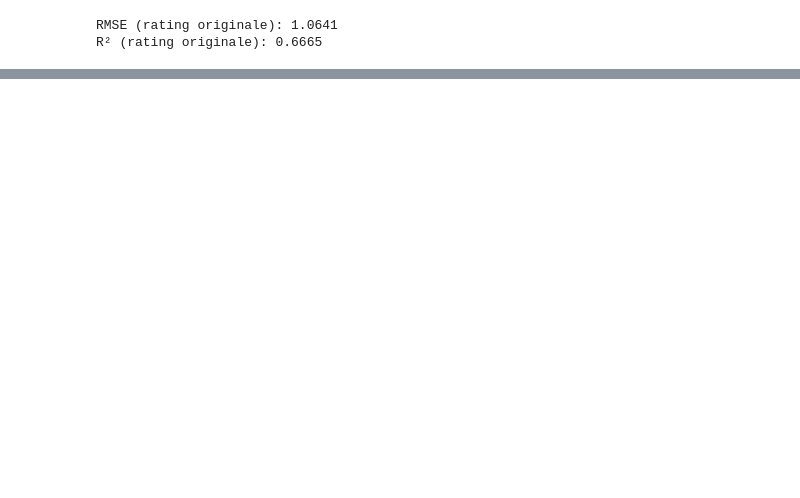
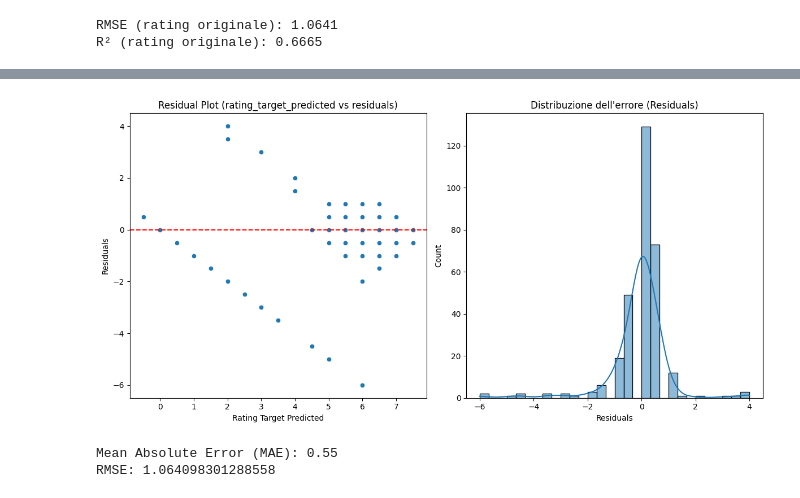
Before and after one commit to FrankMaverick/fantacalcio-rating-optimizer, a Jupyter notebook: 04_solution.ipynb, the cells around one changed output, grey strips where cells are left out. Drawn from its saved outputs; the diff is of its cells as text; code cells hidden in the pictures; blank space fills up the shorter version.

```diff
--- a/04_solution.ipynb
+++ b/04_solution.ipynb
@@ -318,0 +423,38 @@ X_test_filtered.to_csv('./out/rating_predictions.csv', index=False)
+# %%
+# 1. Residual Plot (Grafico dei residui)
+plt.figure(figsize=(12, 6))
+
+# Calcolare i residui (errore)
+df['residuals'] = df['rating_target'] - df['rating_target_predicted']
+
+# Residual plot: rating_target vs residui
+plt.subplot(1, 2, 1)
+sns.scatterplot(x=df['rating_target_predicted'], y=df['residuals'])
+plt.axhline(0, color='red', linestyle='--')
+plt.title('Residual Plot (rating_target_predicted vs residuals)')
+plt.xlabel('Rating Target Predicted')
+plt.ylabel('Residuals')
+
+# 2. Distribuzione dell'errore
+plt.subplot(1, 2, 2)
+sns.histplot(df['residuals'], kde=True, bins=30)
+plt.title('Distribuzione dell\'errore (Residuals)')
+plt.xlabel('Residuals')
+plt.ylabel('Count')
+
+plt.tight_layout()
+plt.show()
+# %% [output]
+[figure, added]
+# %%
+# Errore medio assoluto (MAE)
+mae = np.mean(np.abs(df['residuals']))
+print(f'Mean Absolute Error (MAE): {mae:.2f}')
+
+# Calcola l'RMSE
+rmse = root_mean_squared_error(df['rating_target'], df['rating_target_predicted'])
+
+print("RMSE:", rmse)
+# %% [output]
+Mean Absolute Error (MAE): 0.55
+RMSE: 1.064098301288558
```
Also changed, not shown: parts of 15 cells of this notebook, 3 other files.
